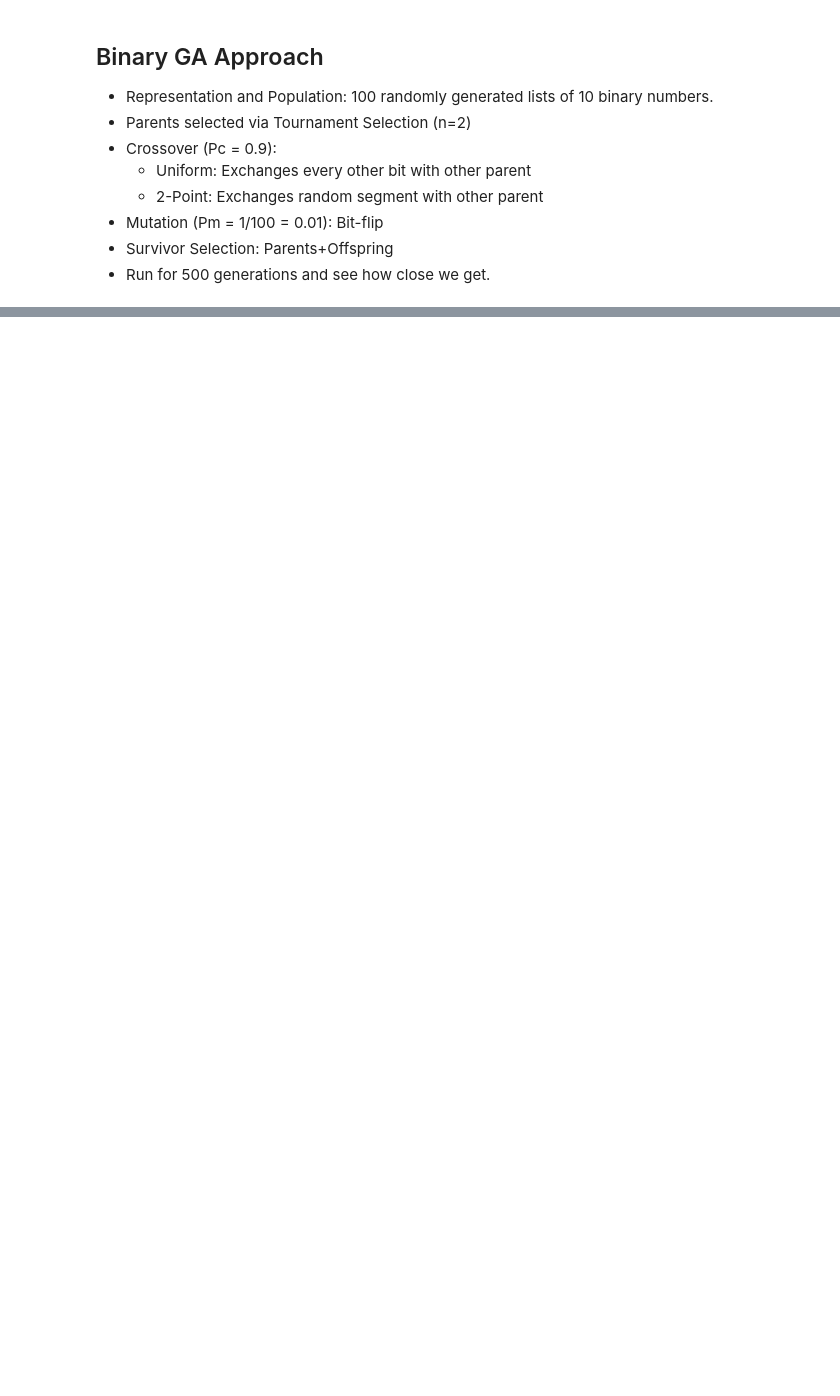
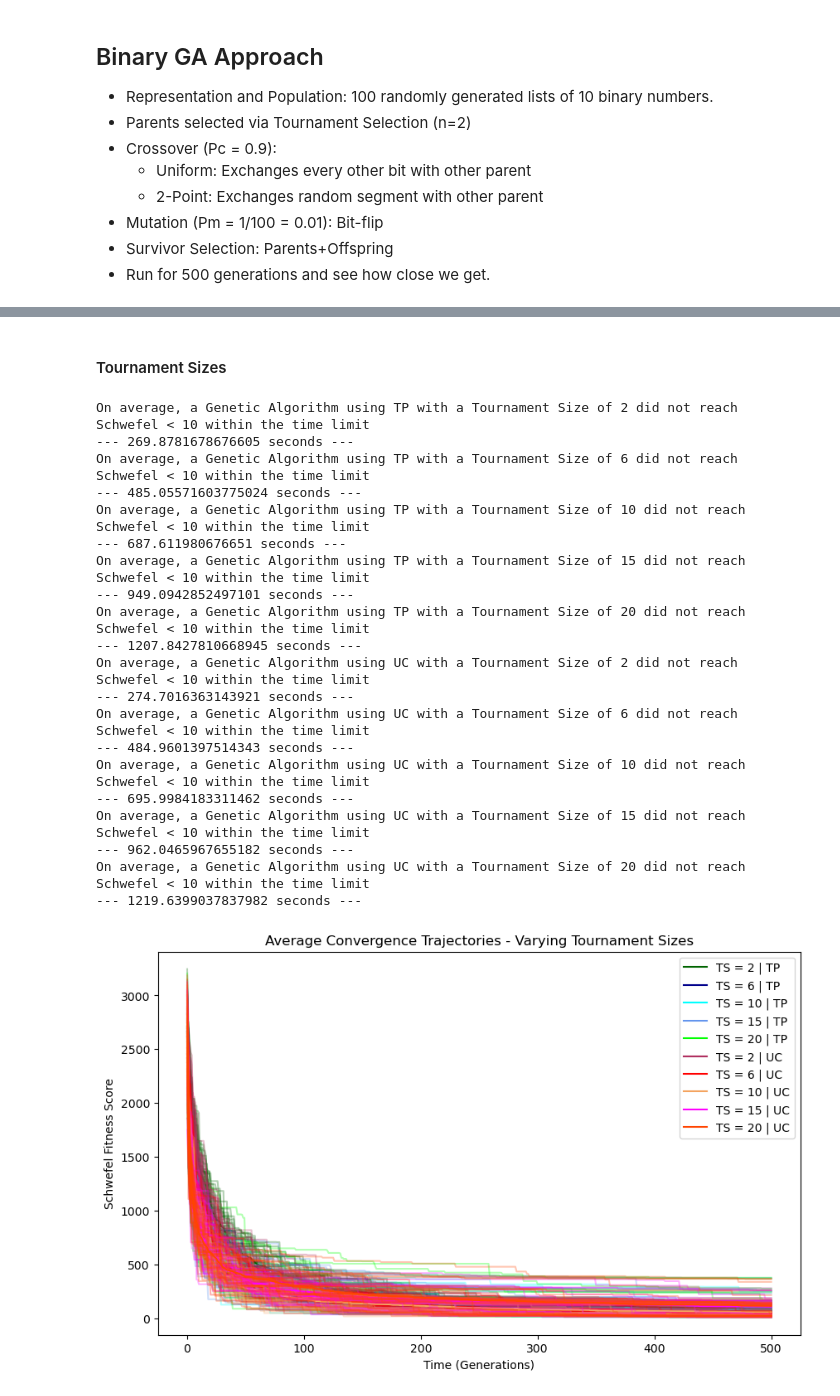
Before and after one commit to AlexPei-YuTsai/8-queen-evo-algo, a Jupyter notebook: schwefel.ipynb, the cells around one changed output, grey strips where cells are left out. Cells and saved outputs as stored; diff of their text form; code cells hidden in the pictures; blank space fills up the shorter version.

```diff
--- a/schwefel.ipynb
+++ b/schwefel.ipynb
@@ -872,0 +880,60 @@ plt.show()
+# %%
+# Label Crossover Method
+crosses=[[bcross, "TP"] for i in range(5)]+[[bunicross, "UC"] for i in range(5)]
+# Graph visualization colors
+color=["#006400", "#00008b", "#00ffff", "#6495ed", "#00ff00", "#b03060", "#ff0000", "#f4a460", "#ff00ff", "#ff4500"]
+# %% [markdown]
+#### Tournament Sizes
+# %%
+# This time, with varying Tournament Sizes
+tsizes=[2, 6, 10, 15, 20]*2
+
+# Test different conditions
+for test in range(len(tsizes)):
+    # Change Parameters per Test Bundle
+    start_time = time.time()
+    n = tsizes[test]
+    crossover=crosses[test]
+
+    # Plot Results of each Test Bundle
+    data_df = bin_trials(30, crossover[0])
+    # Report Convergence
+    conv(data_df, 10, crossover[1], "Tournament Size", n)
+
+    print("--- %s seconds ---" % (time.time() - start_time))
+
+    # Graph results, needs to be on the same DataFrame for results to be on the same chart
+    for i in range(30):
+        data_df.iloc[i].plot(color=color[test], label="_nolegend_", alpha=0.3)
+    data_df.mean(axis=0).plot(color=color[test], label=f"TS = {n} | {crossover[1]}")
+
+plt.title("Average Convergence Trajectories - Varying Tournament Sizes")
+plt.ylabel("Schwefel Fitness Score")
+plt.xlabel("Time (Generations)")
+plt.legend()
+plt.show()
+
+# Reset parameters
+n=2
+# %% [output]
+On average, a Genetic Algorithm using TP with a Tournament Size of 2 did not reach Schwefel < 10 within the time limit
+--- 269.8781678676605 seconds ---
+On average, a Genetic Algorithm using TP with a Tournament Size of 6 did not reach Schwefel < 10 within the time limit
+--- 485.05571603775024 seconds ---
+On average, a Genetic Algorithm using TP with a Tournament Size of 10 did not reach Schwefel < 10 within the time limit
+--- 687.611980676651 seconds ---
+On average, a Genetic Algorithm using TP with a Tournament Size of 15 did not reach Schwefel < 10 within the time limit
+--- 949.0942852497101 seconds ---
+On average, a Genetic Algorithm using TP with a Tournament Size of 20 did not reach Schwefel < 10 within the time limit
+--- 1207.8427810668945 seconds ---
+On average, a Genetic Algorithm using UC with a Tournament Size of 2 did not reach Schwefel < 10 within the time limit
+--- 274.7016363143921 seconds ---
+On average, a Genetic Algorithm using UC with a Tournament Size of 6 did not reach Schwefel < 10 within the time limit
+--- 484.9601397514343 seconds ---
+On average, a Genetic Algorithm using UC with a Tournament Size of 10 did not reach Schwefel < 10 within the time limit
+--- 695.9984183311462 seconds ---
+On average, a Genetic Algorithm using UC with a Tournament Size of 15 did not reach Schwefel < 10 within the time limit
+--- 962.0465967655182 seconds ---
+On average, a Genetic Algorithm using UC with a Tournament Size of 20 did not reach Schwefel < 10 within the time limit
+--- 1219.6399037837982 seconds ---
+[figure, added]
```
Also changed, not shown: parts of 58 cells of this notebook.
